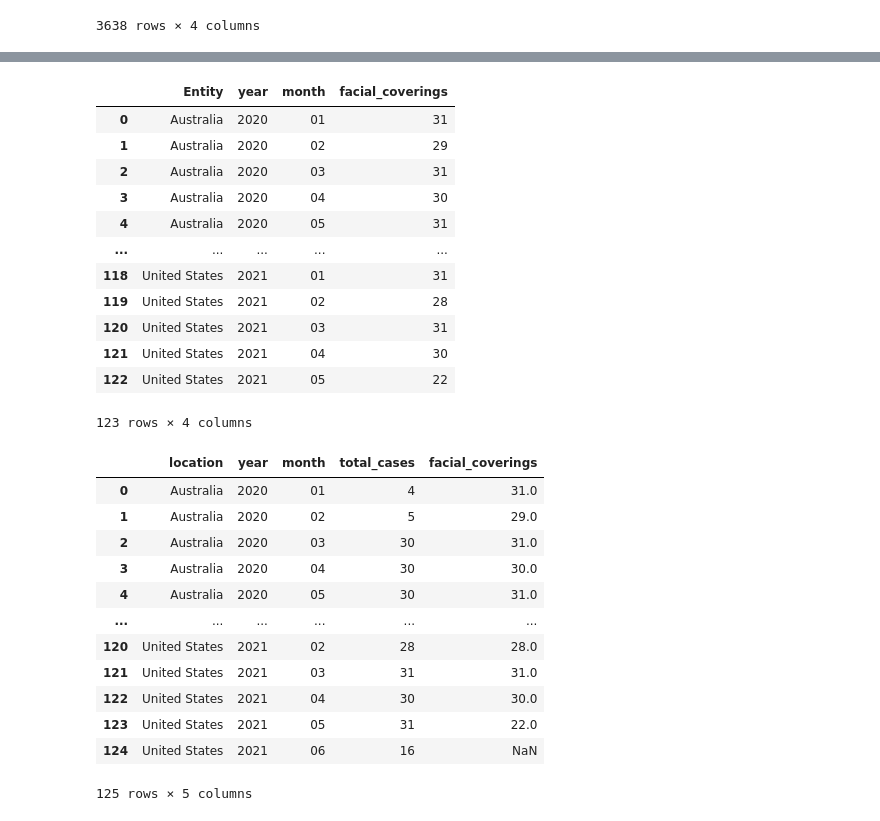
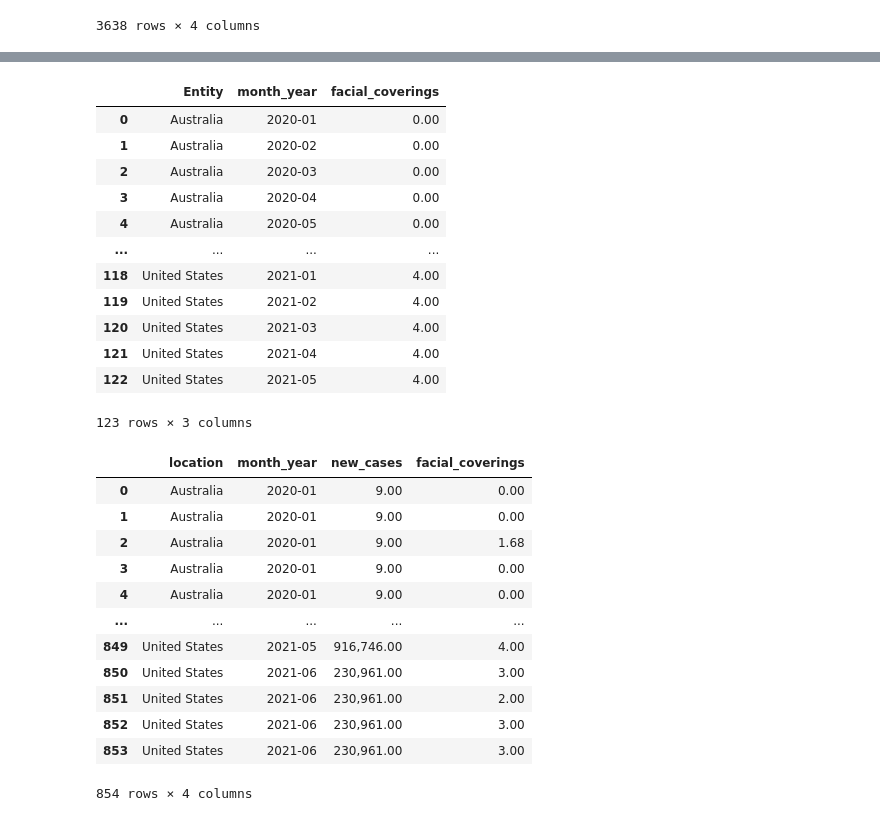
Before and after one commit to nithiyasuresh/Project-1-Covid-PolicyChangesAnalysis, a Jupyter notebook: face_mask/face-mask.ipynb, the cells around one changed output, grey strips where cells are left out. Drawn from its saved outputs; the diff is of its cells as text; code cells hidden in the pictures.

```diff
--- a/face_mask/face-mask.ipynb
+++ b/face_mask/face-mask.ipynb
@@ -66,7 +67,7 @@ country_df
 # add extract month & year so we can group by month
 country_df["month"] = country_df["date"].astype(str).str[5:7]
 country_df['year'] = country_df["date"].astype(str).str[0:4]
-
-country_df_cleaned = country_df[['year', 'month', 'location', 'date', 'total_cases', 'new_cases','total_deaths' ,'new_deaths']]
+country_df['month_year'] = country_df["date"].astype(str).str[0:7]
+country_df_cleaned = country_df[['month_year','year', 'month', 'location', 'date', 'total_cases', 'new_cases','total_deaths' ,'new_deaths']]
 country_df_cleaned
 # %% [output]
@@ -85,0 +87,4 @@ country_df_cleaned
+# %%
+count_of_new_cases = country_df_cleaned.groupby(['location','month_year']).sum()['new_cases']
+count_of_new_cases = count_of_new_cases.reset_index()
+count_of_new_cases
@@ -163,5 +166,6 @@ fm_country_df
 # %%
 fm_country_df["month"] = fm_country_df["Day"].astype(str).str[5:7]
 fm_country_df['year'] = fm_country_df["Day"].astype(str).str[0:4]
+fm_country_df['month_year'] = fm_country_df["Day"].astype(str).str[0:7]
 fm_country_df
 # %% [output]
@@ -181,38 +185,39 @@ fm_country_df
 # %%
-count_of_facial_coverings = fm_country_df.groupby(['Entity', 'year', 'month']).count()['facial_coverings']
+count_of_facial_coverings = fm_country_df.groupby(['Entity', 'month_year']).mean()
 count_of_facial_coverings = count_of_facial_coverings.reset_index()
 count_of_facial_coverings
 # %% [output]
-|  | Entity | year | month | facial_coverings |
-| 0 | Australia | 2020 | 01 | 31 |
-| 1 | Australia | 2020 | 02 | 29 |
-| 2 | Australia | 2020 | 03 | 31 |
-| 3 | Australia | 2020 | 04 | 30 |
-| 4 | Australia | 2020 | 05 | 31 |
-| ... | ... | ... | ... | ... |
-| 118 | United States | 2021 | 01 | 31 |
-| 119 | United States | 2021 | 02 | 28 |
-| 120 | United States | 2021 | 03 | 31 |
-| 121 | United States | 2021 | 04 | 30 |
-| 122 | United States | 2021 | 05 | 22 |
+|  | Entity | month_year | facial_coverings |
+| 0 | Australia | 2020-01 | 0.00 |
+| 1 | Australia | 2020-02 | 0.00 |
+| 2 | Australia | 2020-03 | 0.00 |
+| 3 | Australia | 2020-04 | 0.00 |
+| 4 | Australia | 2020-05 | 0.00 |
+| ... | ... | ... | ... |
+| 118 | United States | 2021-01 | 4.00 |
+| 119 | United States | 2021-02 | 4.00 |
+| 120 | United States | 2021-03 | 4.00 |
+| 121 | United States | 2021-04 | 4.00 |
+| 122 | United States | 2021-05 | 4.00 |
-123 rows × 4 columns
+123 rows × 3 columns
 # %%
-# merge selected_covid_data and international_travel_data
-merged_df = pd.merge(count_of_total_cases, count_of_facial_coverings, how='left',
-                           left_on=['location', 'year', 'month'], right_on = ['Entity', 'year', 'month'])
-merged_df = merged_df.drop(columns=['Entity'])
-merged_df
+# merge selected_covid_data and face coverings
+new_cases_merged_df = pd.merge(count_of_new_cases, count_of_facial_coverings, how='left',
+                           left_on=['month_year'],
+                               right_on = ['month_year'])
+new_cases_merged_df = new_cases_merged_df.drop(columns=['Entity'])
+new_cases_merged_df
 # %% [output]
-|  | location | year | month | total_cases | facial_coverings |
-| 0 | Australia | 2020 | 01 | 4 | 31.0 |
-| 1 | Australia | 2020 | 02 | 5 | 29.0 |
-| 2 | Australia | 2020 | 03 | 30 | 31.0 |
-| 3 | Australia | 2020 | 04 | 30 | 30.0 |
-| 4 | Australia | 2020 | 05 | 30 | 31.0 |
-| ... | ... | ... | ... | ... | ... |
-| 120 | United States | 2021 | 02 | 28 | 28.0 |
-| 121 | United States | 2021 | 03 | 31 | 31.0 |
-| 122 | United States | 2021 | 04 | 30 | 30.0 |
-| 123 | United States | 2021 | 05 | 31 | 22.0 |
-| 124 | United States | 2021 | 06 | 16 | NaN |
+|  | location | month_year | new_cases | facial_coverings |
+| 0 | Australia | 2020-01 | 9.00 | 0.00 |
+| 1 | Australia | 2020-01 | 9.00 | 0.00 |
+| 2 | Australia | 2020-01 | 9.00 | 1.68 |
+| 3 | Australia | 2020-01 | 9.00 | 0.00 |
+| 4 | Australia | 2020-01 | 9.00 | 0.00 |
+| ... | ... | ... | ... | ... |
+| 849 | United States | 2021-05 | 916,746.00 | 4.00 |
+| 850 | United States | 2021-06 | 230,961.00 | 3.00 |
+| 851 | United States | 2021-06 | 230,961.00 | 2.00 |
+| 852 | United States | 2021-06 | 230,961.00 | 3.00 |
+| 853 | United States | 2021-06 | 230,961.00 | 3.00 |
-125 rows × 5 columns
+854 rows × 4 columns
```
Also changed, not shown: parts of 22 cells of this notebook, 3 other files.
